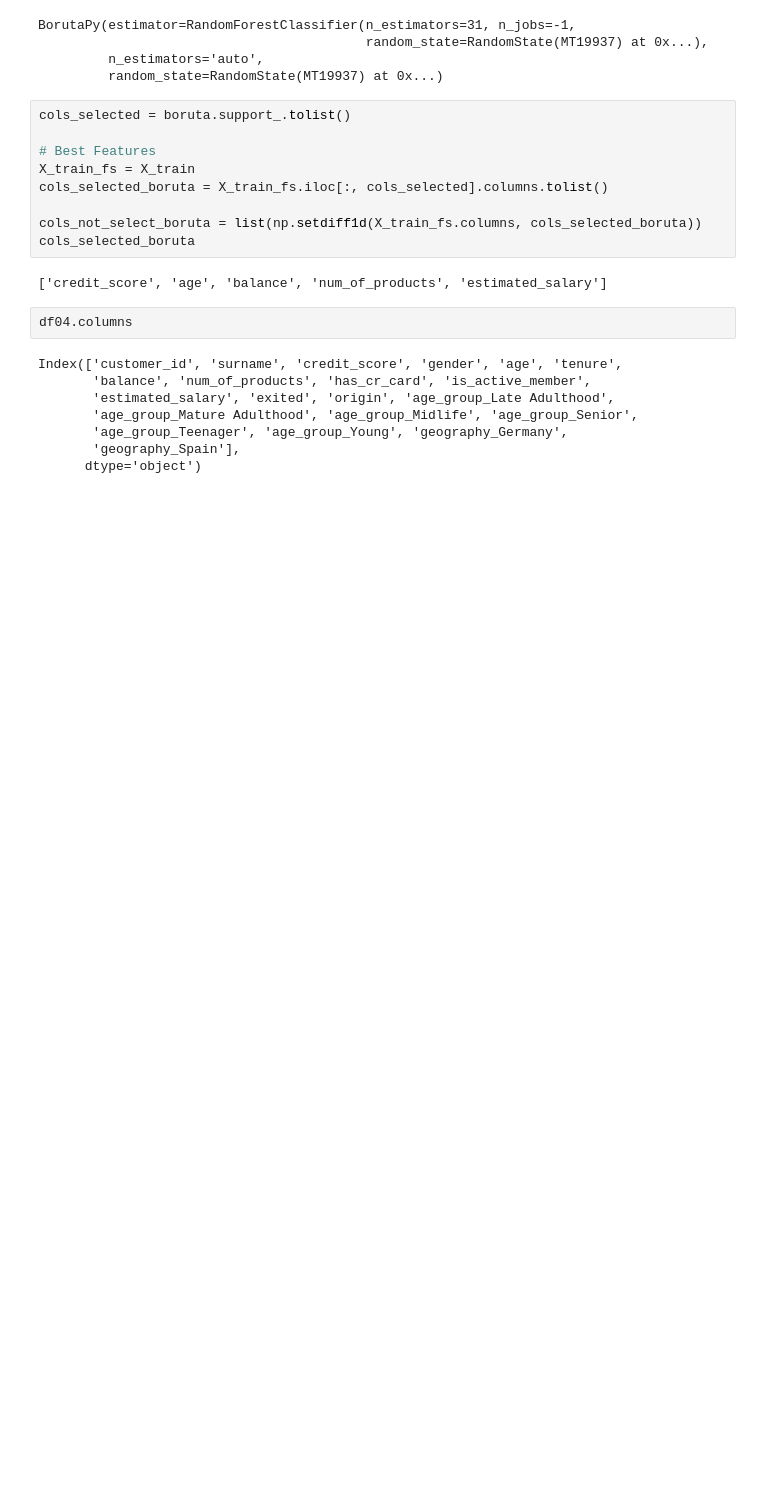
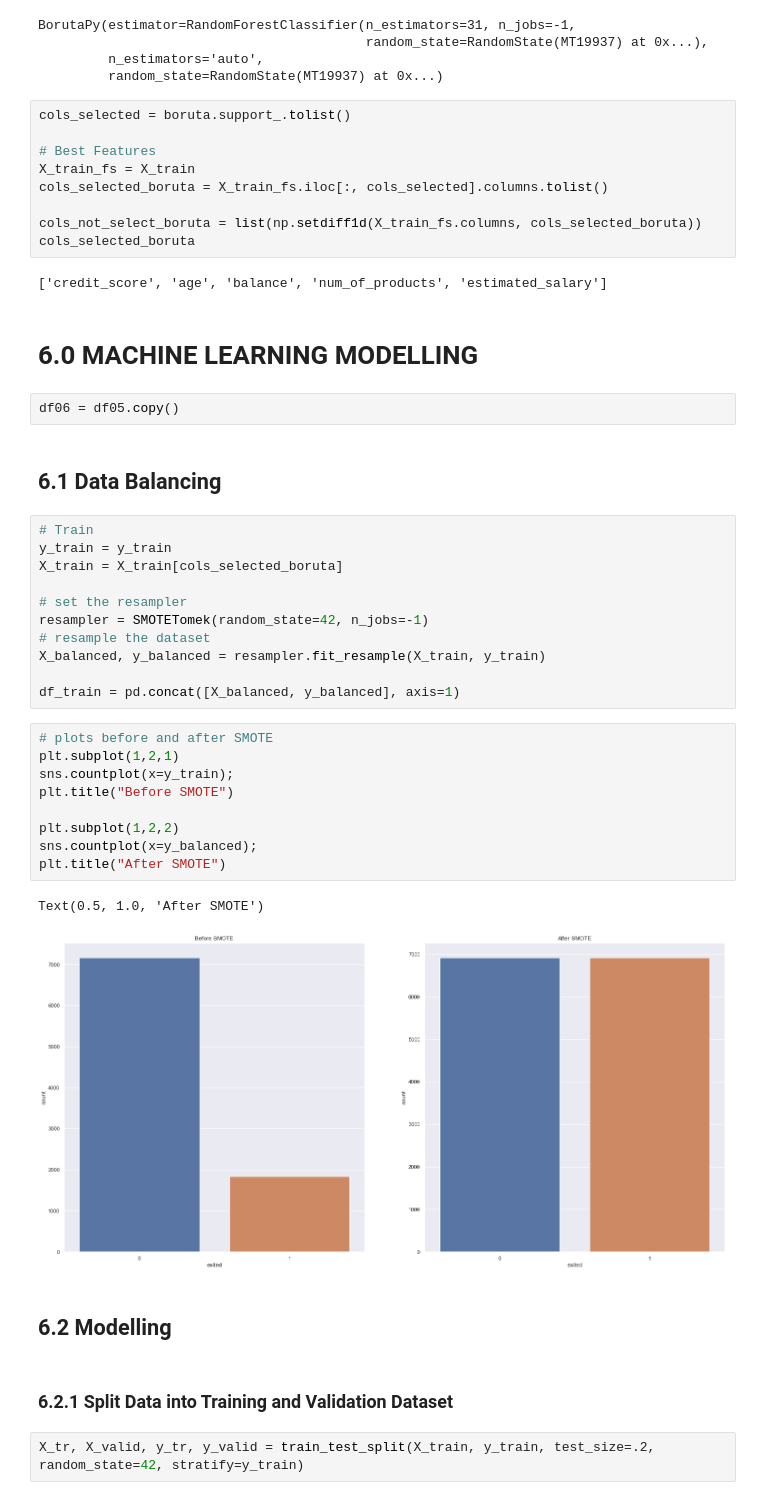
Before and after one commit to FabioCaffarello/Churn-Prediction-TopBank, a Jupyter notebook: 02-Notebooks/01-FirstCycleCRISP/10-WorkflowComplete.ipynb, the cells around one changed output. Saved outputs shown, nothing was run; the diff lists cells and outputs as text; blank space fills up the shorter version.

Commit message:
workflow Modelling and Hyperparameter tuning

```diff
--- a/02-Notebooks/01-FirstCycleCRISP/10-WorkflowComplete.ipynb
+++ b/02-Notebooks/01-FirstCycleCRISP/10-WorkflowComplete.ipynb
@@ -832,13 +842,38 @@ cols_not_select_boruta = list(np.setdiff1d(X_train_fs.columns, cols_selected_bor
 cols_selected_boruta
 # %% [output]
 ['credit_score', 'age', 'balance', 'num_of_products', 'estimated_salary']
-# %%
-df04.columns
-# %% [output]
-Index(['customer_id', 'surname', 'credit_score', 'gender', 'age', 'tenure',
-       'balance', 'num_of_products', 'has_cr_card', 'is_active_member',
-       'estimated_salary', 'exited', 'origin', 'age_group_Late Adulthood',
-       'age_group_Mature Adulthood', 'age_group_Midlife', 'age_group_Senior',
-       'age_group_Teenager', 'age_group_Young', 'geography_Germany',
-       'geography_Spain'],
-      dtype='object')
+# %% [markdown]
+# 6.0 MACHINE LEARNING MODELLING
+# %%
+df06 = df05.copy()
+# %% [markdown]
+## 6.1 Data Balancing
+# %%
+# Train
+y_train = y_train
+X_train = X_train[cols_selected_boruta]
+
+# set the resampler
+resampler = SMOTETomek(random_state=42, n_jobs=-1)
+# resample the dataset
+X_balanced, y_balanced = resampler.fit_resample(X_train, y_train)
+
+df_train = pd.concat([X_balanced, y_balanced], axis=1)
+# %%
+# plots before and after SMOTE
+plt.subplot(1,2,1)
+sns.countplot(x=y_train);
+plt.title("Before SMOTE")
+
+plt.subplot(1,2,2)
+sns.countplot(x=y_balanced);
+plt.title("After SMOTE")
+# %% [output]
+Text(0.5, 1.0, 'After SMOTE')
+[figure, added]
+# %% [markdown]
+## 6.2 Modelling
+# %% [markdown]
+### 6.2.1 Split Data into Training and Validation Dataset
+# %%
+X_tr, X_valid, y_tr, y_valid = train_test_split(X_train, y_train, test_size=.2, random_state=42, stratify=y_train)
```
Also changed, not shown: parts of 48 cells of this notebook.
